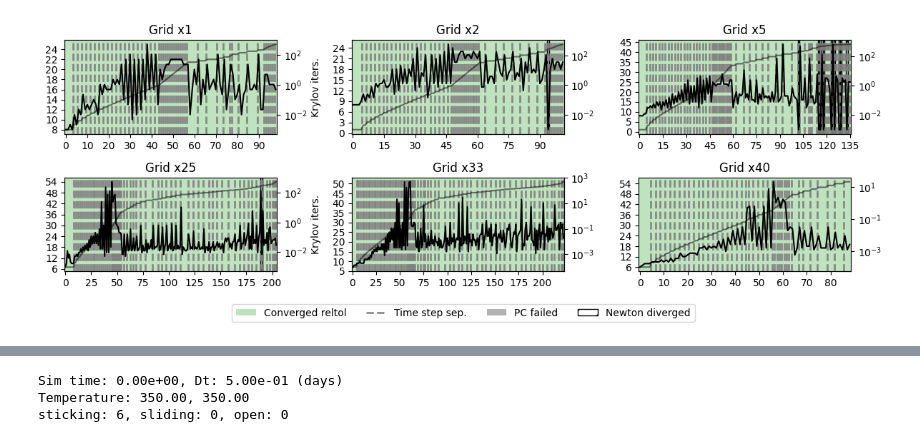
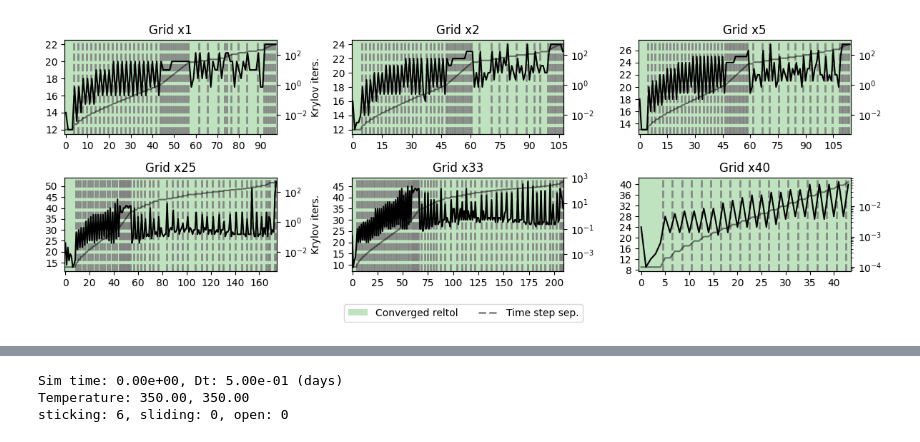
Before and after one commit to pmgbergen/FTHM-Solver, a Jupyter notebook: thermal/experiment_thermal_4_results.ipynb, the cells around one changed output, grey strips where cells are left out. Drawn from its saved outputs; the diff is of its cells as text; code cells hidden in the pictures.

```diff
--- a/thermal/experiment_thermal_4_results.ipynb
+++ b/thermal/experiment_thermal_4_results.ipynb
@@ -16,36 +16,40 @@ grids = [
 
 data = {}
 names = {}
+s = 5
 for i, g in enumerate(grids):
-    data[i] = load_data(f"../stats/stats_thermal_geo4h_steadyx{g}_sol3.json")
+    try:
+        data[i] = load_data(f"../stats/stats_thermal_geo4h_steadyx{g}_sol{s}.json")
+    except:
+        continue
     names[i] = f"Grid x{g}"
 
 
 shape = [2, 3]
 figsize = (12, 4)
 
 
 def render_element(entry: list[TimeStepStats]):
     color_converged_reason(entry)
     # color_sticking_sliding_open(entry)
 
     color_time_steps(entry, fill=False, legend=True)
     plt.gca().grid(False)
     set_integer_ticks("vertical")
     plt.plot(get_gmres_iterations(entry), marker=None, color="black")
 
     plt.twinx()
     DAY = 3600 * 24
     ls_indices = get_ls_indices(entry)
     plt.plot(np.cumsum(get_time_steps(entry))[ls_indices] / DAY , color='black', alpha=0.5, label='Time')
     plt.yscale('log')
 
 
 plot_grid(
     data, render_element, shape=shape, figsize=figsize, legend=True, ax_titles=names
 )
 # %% [output]
-[figure, old version]
+[figure, new version]
 # %%
 def render_element(i: int, entry: Sequence[TimeStepStats]):
     st, sl, op = get_num_sticking_sliding_open(entry)
```
Also changed, not shown: parts of 2 cells of this notebook, 13 other files.
